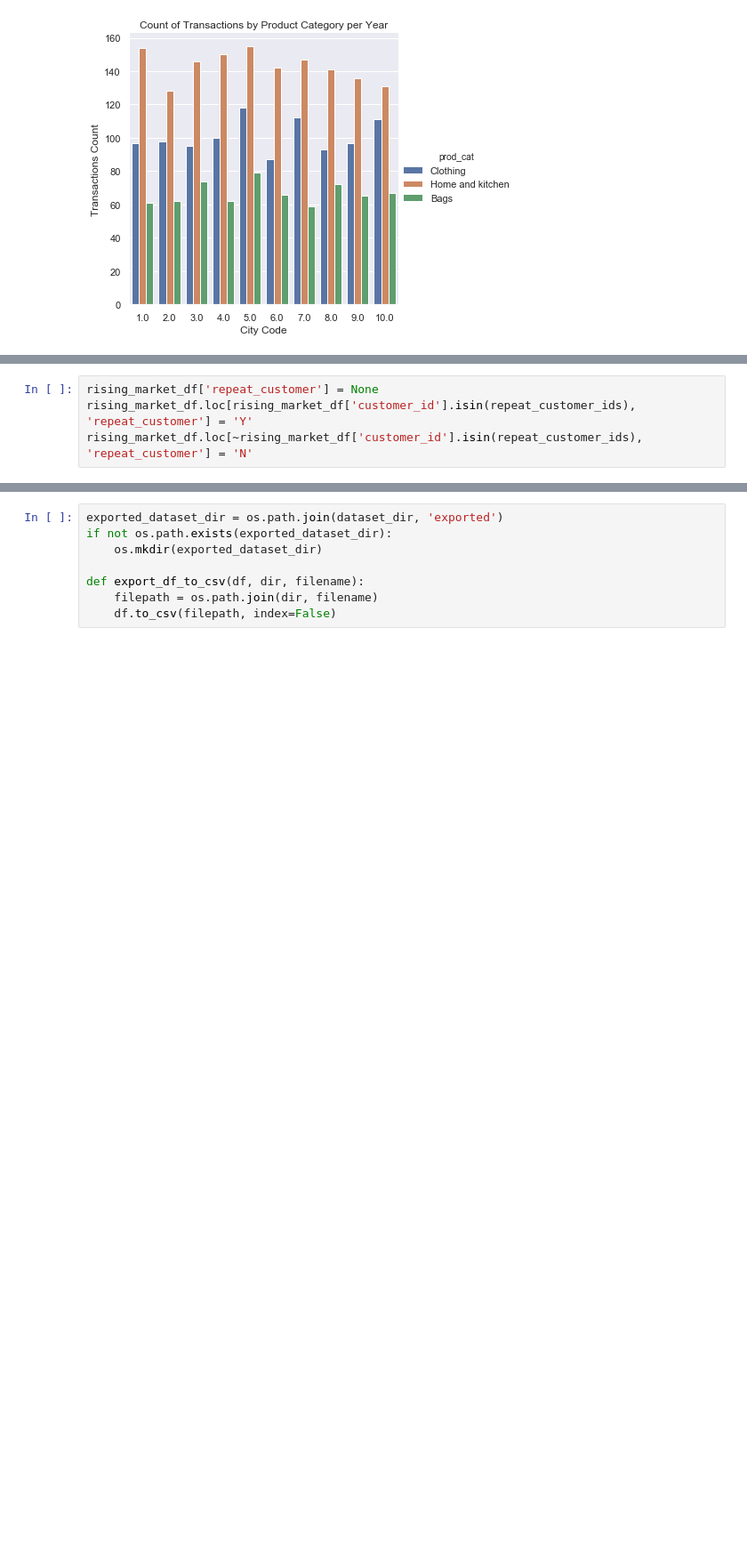
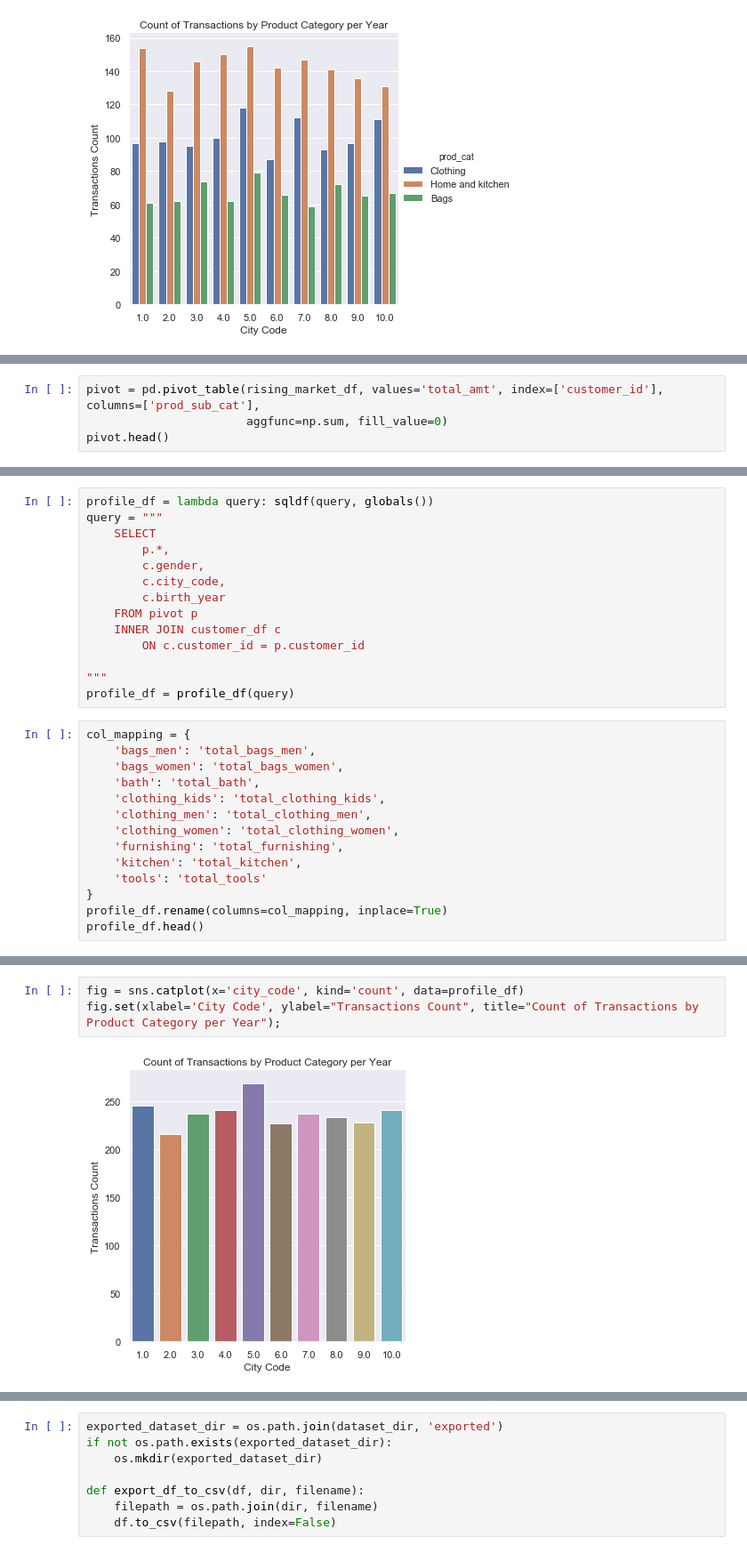
Before and after one commit to dlma1234/datascience_casestudies, a Jupyter notebook: retail_shop/analysis.ipynb, the cells around one changed output, grey strips where cells are left out. Shown at 89% size. Cells and saved outputs as stored; diff of their text form; blank space fills up the shorter version.

Commit message:
Changed analysis to use customer profiles by pivoting data. The customer profile is the used for clustering

```diff
--- a/retail_shop/analysis.ipynb
+++ b/retail_shop/analysis.ipynb
@@ -332,4 +330,0 @@ repeat_customer_ids = count_by_customer[count_by_customer > 1].index
-# %%
-rising_market_df['repeat_customer'] = None
-rising_market_df.loc[rising_market_df['customer_id'].isin(repeat_customer_ids), 'repeat_customer'] = 'Y'
-rising_market_df.loc[~rising_market_df['customer_id'].isin(repeat_customer_ids), 'repeat_customer'] = 'N'
@@ -354,0 +340,4 @@ Dataframes repeat_df and new_df are exported in CSV format. These will be inputs
+# %%
+pivot = pd.pivot_table(rising_market_df, values='total_amt', index=['customer_id'], columns=['prod_sub_cat'],
+                       aggfunc=np.sum, fill_value=0)
+pivot.head()
@@ -354,0 +354,28 @@ Dataframes repeat_df and new_df are exported in CSV format. These will be inputs
+# %%
+profile_df = lambda query: sqldf(query, globals())
+query = """
+    SELECT
+        p.*,
+        c.gender,
+        c.city_code,
+        c.birth_year
+    FROM pivot p
+    INNER JOIN customer_df c
+        ON c.customer_id = p.customer_id
+
+"""
+profile_df = profile_df(query)
+# %%
+col_mapping = {
+    'bags_men': 'total_bags_men',
+    'bags_women': 'total_bags_women',
+    'bath': 'total_bath',
+    'clothing_kids': 'total_clothing_kids',
+    'clothing_men': 'total_clothing_men',
+    'clothing_women': 'total_clothing_women',
+    'furnishing': 'total_furnishing',
+    'kitchen': 'total_kitchen',
+    'tools': 'total_tools'
+}
+profile_df.rename(columns=col_mapping, inplace=True)
+profile_df.head()
@@ -354,0 +406,5 @@ Dataframes repeat_df and new_df are exported in CSV format. These will be inputs
+# %%
+fig = sns.catplot(x='city_code', kind='count', data=profile_df)
+fig.set(xlabel='City Code', ylabel="Transactions Count", title="Count of Transactions by Product Category per Year");
+# %% [output]
+[figure, added]
```
Also changed, not shown: parts of 47 cells of this notebook.
